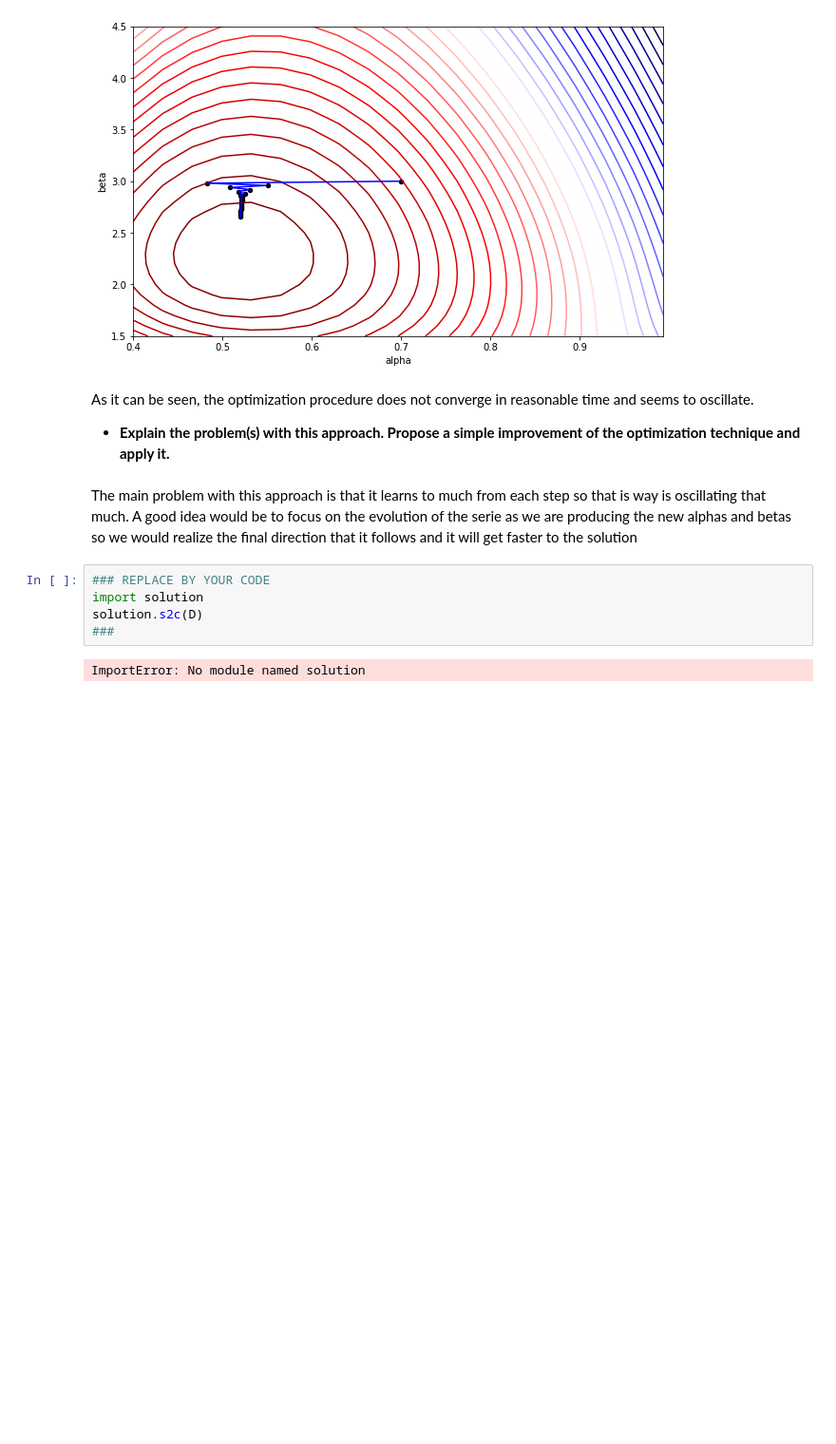
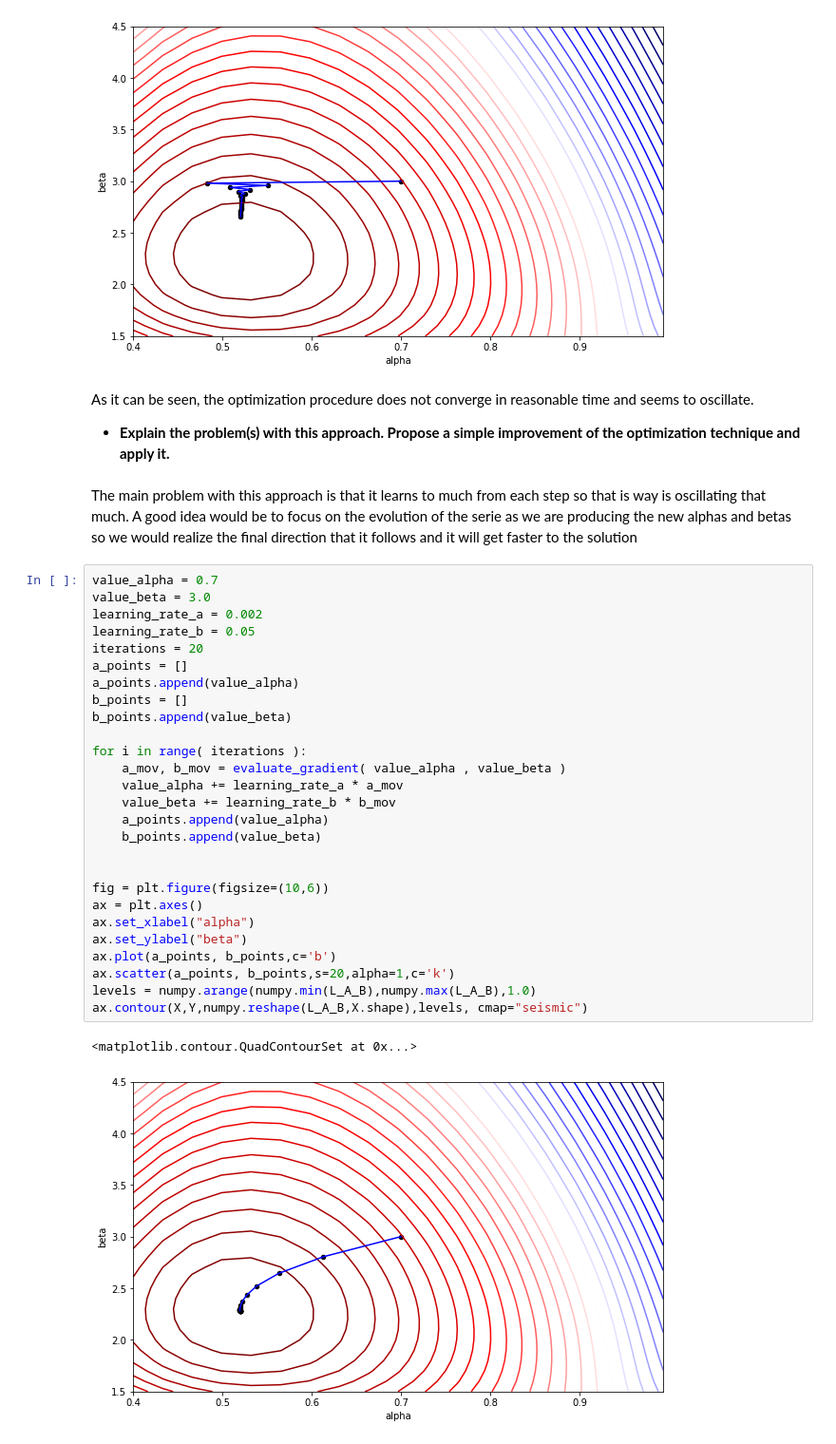
Before and after one commit to tbuz/MachineLearning-TUB, a Jupyter notebook: Week_2/Programming/sheet02.ipynb, the cells around one changed output. Shown: that part at 95% size. Saved outputs shown, nothing was run; the diff lists cells and outputs as text; blank space fills up the shorter version.

```diff
--- a/Week_2/Programming/sheet02.ipynb
+++ b/Week_2/Programming/sheet02.ipynb
@@ -243,10 +247,33 @@ As it can be seen, the optimization procedure does not converge in reasonable ti
 * **Explain the problem(s) with this approach. Propose a simple improvement of the optimization technique and apply it.**
 # %% [markdown]
 The main problem with this approach is that it learns to much from each step so that is way is oscillating that much. A good idea would be to focus on the evolution of the serie as we are producing the new alphas and betas so we would realize the final direction that it follows and it will get faster to the solution
-# %%
-### REPLACE BY YOUR CODE
-import solution
-solution.s2c(D)
-###
-# %% [output]
-ImportError: No module named solution
+# %%
+value_alpha = 0.7
+value_beta = 3.0
+learning_rate_a = 0.002
+learning_rate_b = 0.05
+iterations = 20
+a_points = []
+a_points.append(value_alpha)
+b_points = []
+b_points.append(value_beta)
+
+for i in range( iterations ):
+    a_mov, b_mov = evaluate_gradient( value_alpha , value_beta )
+    value_alpha += learning_rate_a * a_mov
+    value_beta += learning_rate_b * b_mov
+    a_points.append(value_alpha)
+    b_points.append(value_beta)
+
+
+fig = plt.figure(figsize=(10,6))
+ax = plt.axes()
+ax.set_xlabel("alpha")
+ax.set_ylabel("beta")
+ax.plot(a_points, b_points,c='b')
+ax.scatter(a_points, b_points,s=20,alpha=1,c='k')
+levels = numpy.arange(numpy.min(L_A_B),numpy.max(L_A_B),1.0)
+ax.contour(X,Y,numpy.reshape(L_A_B,X.shape),levels, cmap="seismic")
+# %% [output]
+<matplotlib.contour.QuadContourSet at 0x...>
+[figure, added]
```
Also changed, not shown: parts of 1 cell of this notebook.
